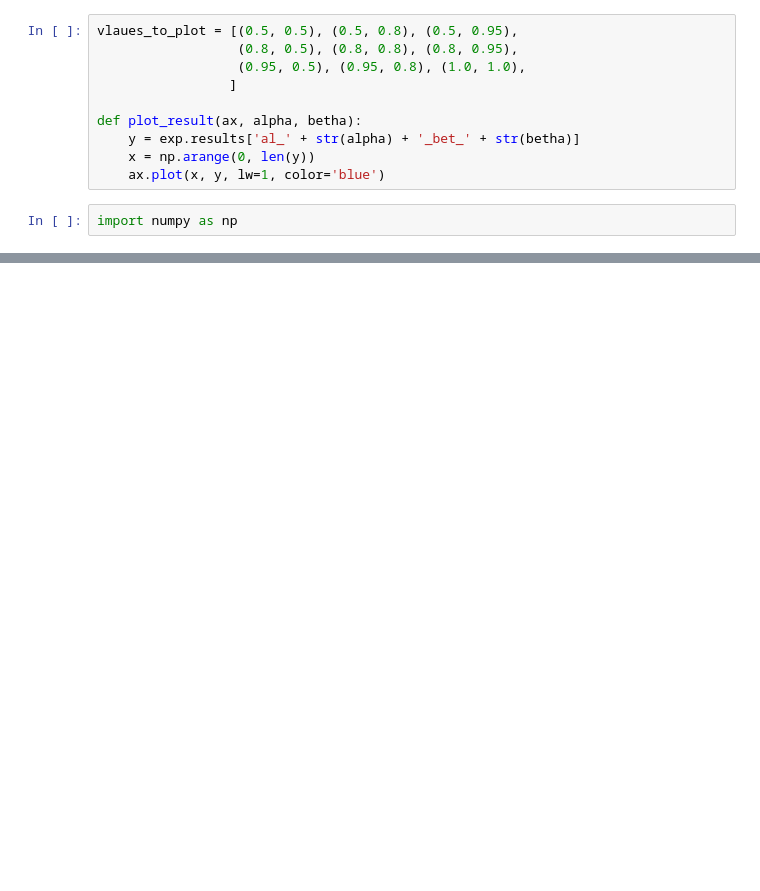
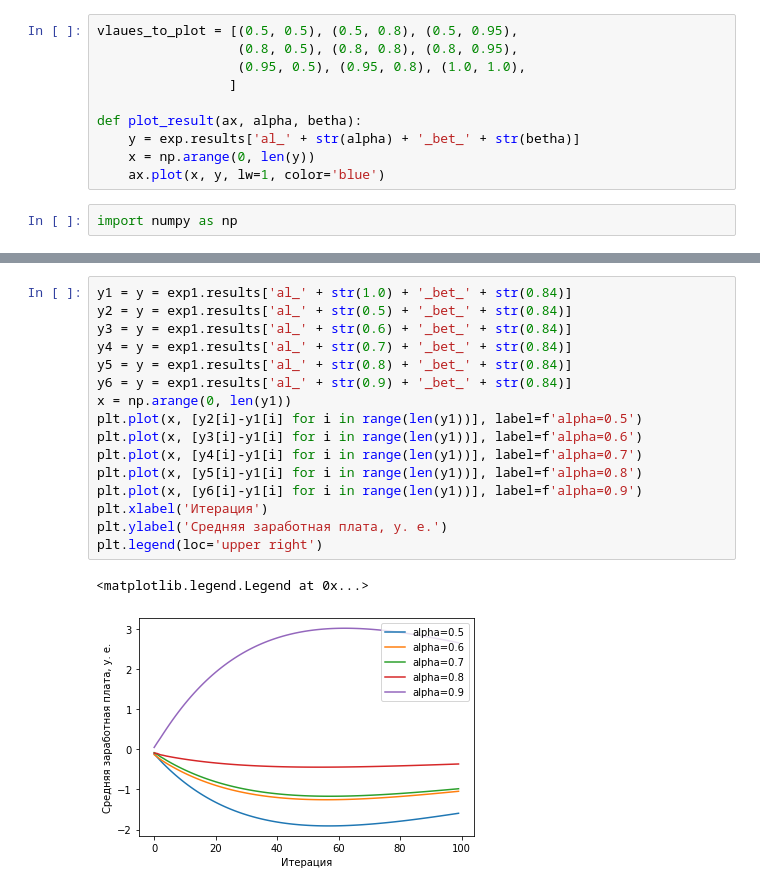
Before and after one commit to TovarischSukhov/social_network_simulation, a Jupyter notebook: visualization.ipynb, the cells around one changed output, grey strips where cells are left out. Cells and saved outputs as stored; diff of their text form; blank space fills up the shorter version.

```diff
--- a/visualization.ipynb
+++ b/visualization.ipynb
@@ -59,0 +76,19 @@ plt.show()
+# %%
+y1 = y = exp1.results['al_' + str(1.0) + '_bet_' + str(0.84)]
+y2 = y = exp1.results['al_' + str(0.5) + '_bet_' + str(0.84)]
+y3 = y = exp1.results['al_' + str(0.6) + '_bet_' + str(0.84)]
+y4 = y = exp1.results['al_' + str(0.7) + '_bet_' + str(0.84)]
+y5 = y = exp1.results['al_' + str(0.8) + '_bet_' + str(0.84)]
+y6 = y = exp1.results['al_' + str(0.9) + '_bet_' + str(0.84)]
+x = np.arange(0, len(y1))
+plt.plot(x, [y2[i]-y1[i] for i in range(len(y1))], label=f'alpha=0.5')
+plt.plot(x, [y3[i]-y1[i] for i in range(len(y1))], label=f'alpha=0.6')
+plt.plot(x, [y4[i]-y1[i] for i in range(len(y1))], label=f'alpha=0.7')
+plt.plot(x, [y5[i]-y1[i] for i in range(len(y1))], label=f'alpha=0.8')
+plt.plot(x, [y6[i]-y1[i] for i in range(len(y1))], label=f'alpha=0.9')
+plt.xlabel('Итерация')
+plt.ylabel('Средняя заработная плата, у. е.')
+plt.legend(loc='upper right')
+# %% [output]
+<matplotlib.legend.Legend at 0x...>
+[figure, added]
```
Also changed, not shown: parts of 8 cells of this notebook, 1 other file.
